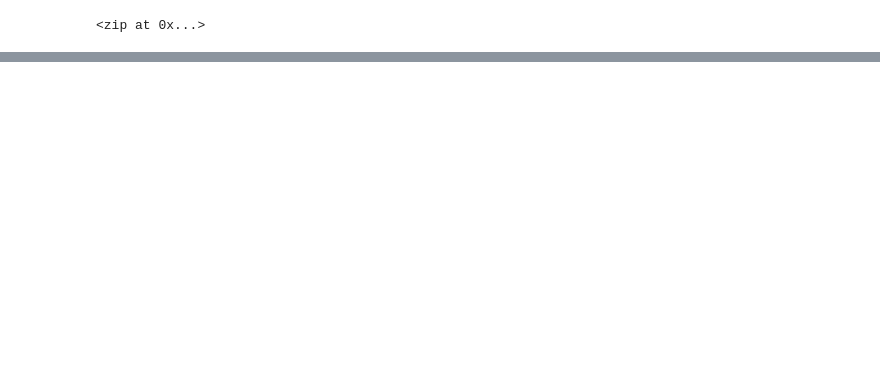
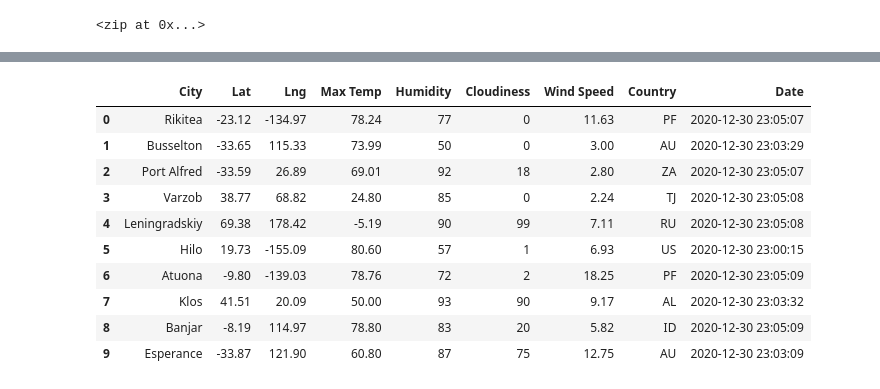
Before and after one commit to specialcanadian/World_Weather_Analysis, a Jupyter notebook: WeatherPy.ipynb, the cells around one changed output, grey strips where cells are left out. Drawn from its saved outputs; the diff is of its cells as text; code cells hidden in the pictures; blank space fills up the shorter version.

```diff
--- a/WeatherPy.ipynb
+++ b/WeatherPy.ipynb
@@ -31,0 +121,16 @@ len(cities)
+# %%
+# Convert the array of dictionaries to a Pandas DataFrame.
+city_data_df = pd.DataFrame(city_data)
+city_data_df.head(10)
+# %% [output]
+|  | City | Lat | Lng | Max Temp | Humidity | Cloudiness | Wind Speed | Country | Date |
+| 0 | Rikitea | -23.12 | -134.97 | 78.24 | 77 | 0 | 11.63 | PF | 2020-12-30 23:05:07 |
+| 1 | Busselton | -33.65 | 115.33 | 73.99 | 50 | 0 | 3.00 | AU | 2020-12-30 23:03:29 |
+| 2 | Port Alfred | -33.59 | 26.89 | 69.01 | 92 | 18 | 2.80 | ZA | 2020-12-30 23:05:07 |
+| 3 | Varzob | 38.77 | 68.82 | 24.80 | 85 | 0 | 2.24 | TJ | 2020-12-30 23:05:08 |
+| 4 | Leningradskiy | 69.38 | 178.42 | -5.19 | 90 | 99 | 7.11 | RU | 2020-12-30 23:05:08 |
+| 5 | Hilo | 19.73 | -155.09 | 80.60 | 57 | 1 | 6.93 | US | 2020-12-30 23:00:15 |
+| 6 | Atuona | -9.80 | -139.03 | 78.76 | 72 | 2 | 18.25 | PF | 2020-12-30 23:05:09 |
+| 7 | Klos | 41.51 | 20.09 | 50.00 | 93 | 90 | 9.17 | AL | 2020-12-30 23:03:32 |
+| 8 | Banjar | -8.19 | 114.97 | 78.80 | 83 | 20 | 5.82 | ID | 2020-12-30 23:05:09 |
+| 9 | Esperance | -33.87 | 121.90 | 60.80 | 87 | 75 | 12.75 | AU | 2020-12-30 23:03:09 |
```
Also changed, not shown: parts of 7 cells of this notebook, 3 other files.
